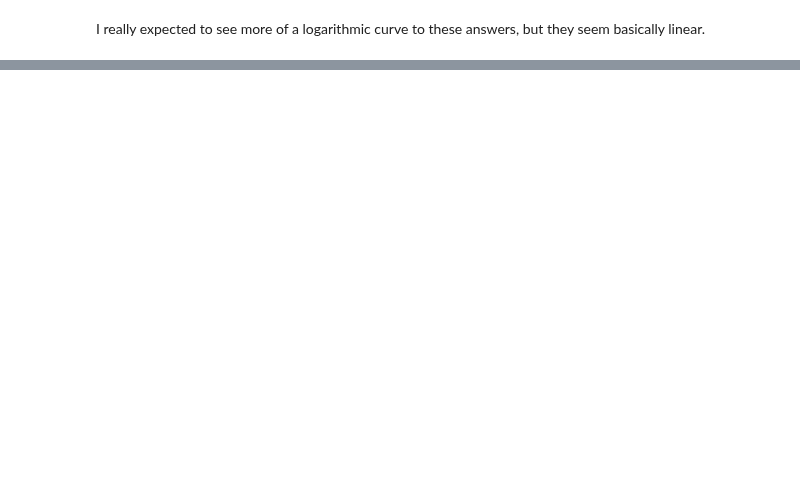
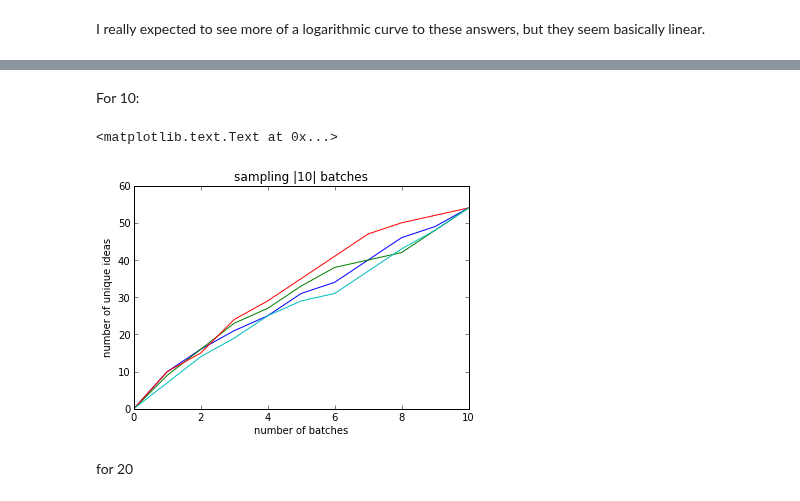
Before and after one commit to filkry/crowbrain, a Jupyter notebook: exps/000_pilot1_analysis.ipynb, the cells around one changed output, grey strips where cells are left out. Saved outputs shown, nothing was run; the diff lists cells and outputs as text; code cells hidden in the pictures; blank space fills up the shorter version.

```diff
--- a/exps/000_pilot1_analysis.ipynb
+++ b/exps/000_pilot1_analysis.ipynb
@@ -136,0 +205,14 @@ I really expected to see more of a logarithmic curve to these answers, but they
+# %% [markdown]
+For 10:
+# %%
+# take repeat samples
+for i in range(0, 4):
+    plot(num_answers_after_batch_samples(conditions[10]))
+xlabel('number of batches')
+ylabel('number of unique ideas')
+title('sampling |10| batches')
+# %% [output]
+<matplotlib.text.Text at 0x...>
+[figure, added]
+# %% [markdown]
+for 20
```
Also changed, not shown: parts of 13 cells of this notebook, 1 other file.
